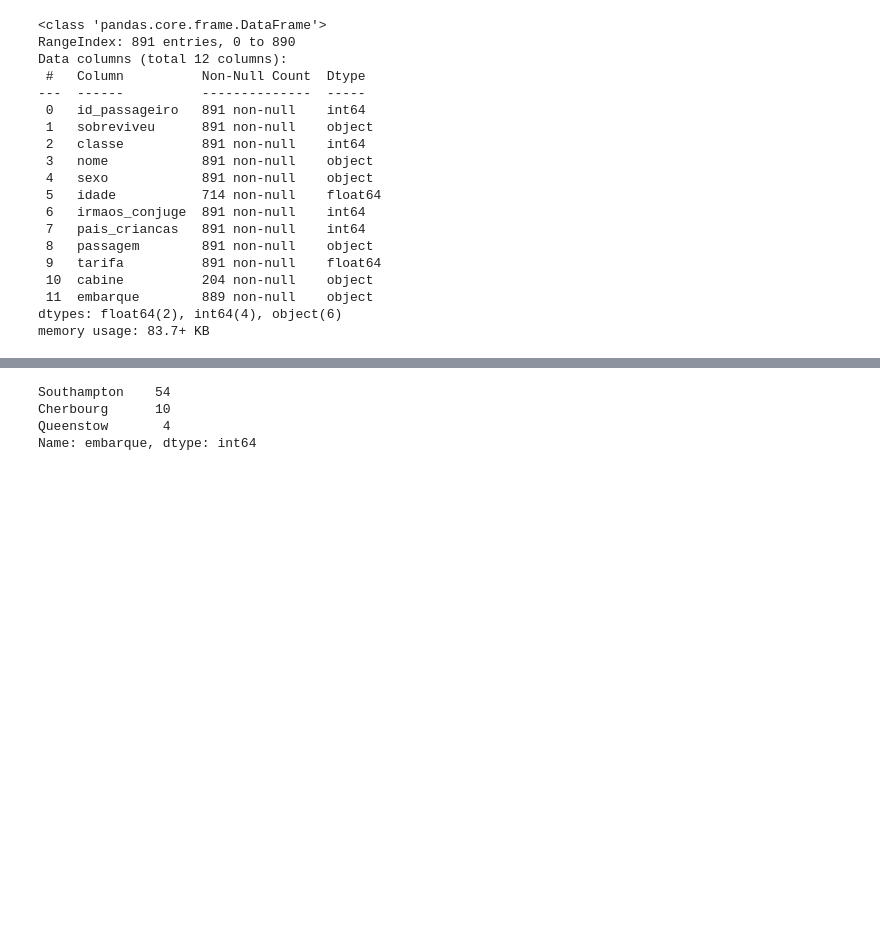
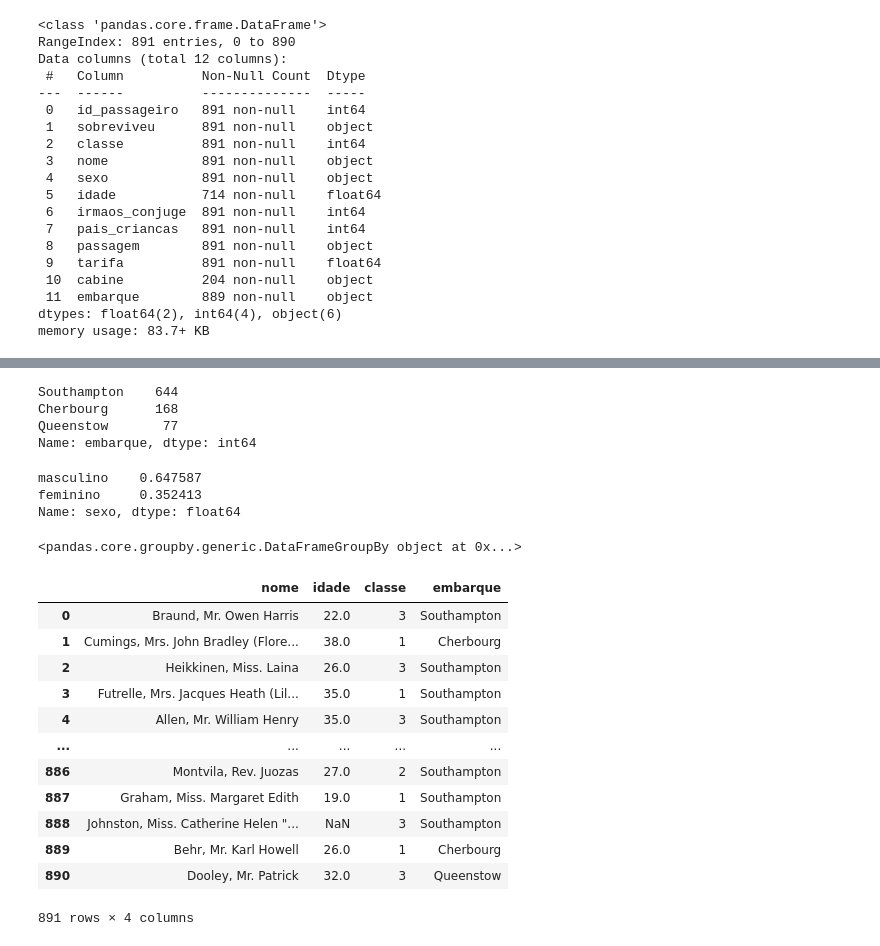
Before and after one commit to BiaBiadeni/intro_python_verao_ime_2023, a Jupyter notebook: exercicios/exercicio02.ipynb, the cells around one changed output, grey strips where cells are left out. Saved outputs shown, nothing was run; the diff lists cells and outputs as text; code cells hidden in the pictures; blank space fills up the shorter version.

Commit message:
Respostas exercícios Titanic

```diff
--- a/exercicios/exercicio02.ipynb
+++ b/exercicios/exercicio02.ipynb
@@ -83,0 +64,11 @@ df.loc[(df['idade'])< 12],df['sobreviveu'].value_counts()
+# %%
+#2) Quantas criancas menores de 12 anos sobreviveram ao acidente?
+
+
+intervalo = [0, 12, 18, 40, 50]
+descricao = ['criancas','adolescente','adultos', 'idosos']
+
+df['idades'] = pd.cut(x = df.idade
+                                    ,bins = intervalo
+                                    ,labels = descricao
+                                   )
@@ -86,17 +91,53 @@ df.loc[(df['idade'])< 12],df['sobreviveu'].value_counts()
 # %%
-#Quantas pessoas embarcaram nos portos de Southampton OU Queenstow?
+#3)Quantas pessoas embarcaram nos portos de Southampton OU Queenstow?
 
 
 df.embarque.value_counts()
 # %% [output]
-Southampton    54
-Cherbourg      10
-Queenstow       4
+Southampton    644
+Cherbourg      168
+Queenstow       77
 Name: embarque, dtype: int64
 # %%
-#Crie um objeto chamado **passageiras** que seleciona somente as passageiras.
+#4)Crie um objeto chamado **passageiras** que seleciona somente as passageiras.
 
 passageiras= df['sexo'].value_counts('feminino')
+
+passageiras
+# %% [output]
+masculino    0.647587
+feminino     0.352413
+Name: sexo, dtype: float64
 # %%
-#Crie um objeto chamado **criancas_cherbourg**
+#5) Crie um objeto chamado **criancas_cherbourg**
 # que seleciona as crianças com menos de 12 anos E que embarcaram na cidade de Cherbourg.
+
+criancas_cherbourg = df.groupby([df.embarque.value_counts('Cherbourg'),(df['idade'])< 12])
+criancas_cherbourg
+# %% [output]
+<pandas.core.groupby.generic.DataFrameGroupBy object at 0x...>
+# %%
+# 6) Crie um objeto chamado **titanic_menor** e selecione as colunas de *nome*, *idade*, *classe* e *embarque*
+
+titanic_menor = pd.DataFrame({'nome':df['nome'],
+'idade':df['idade'],
+'classe':df['classe'],
+'embarque':df['embarque']
+})
+
+
+titanic_menor
+# %% [output]
+|  | nome | idade | classe | embarque |
+| 0 | Braund, Mr. Owen Harris | 22.0 | 3 | Southampton |
+| 1 | Cumings, Mrs. John Bradley (Flore... | 38.0 | 1 | Cherbourg |
+| 2 | Heikkinen, Miss. Laina | 26.0 | 3 | Southampton |
+| 3 | Futrelle, Mrs. Jacques Heath (Lil... | 35.0 | 1 | Southampton |
+| 4 | Allen, Mr. William Henry | 35.0 | 3 | Southampton |
+| ... | ... | ... | ... | ... |
+| 886 | Montvila, Rev. Juozas | 27.0 | 2 | Southampton |
+| 887 | Graham, Miss. Margaret Edith | 19.0 | 1 | Southampton |
+| 888 | Johnston, Miss. Catherine Helen "... | NaN | 3 | Southampton |
+| 889 | Behr, Mr. Karl Howell | 26.0 | 1 | Cherbourg |
+| 890 | Dooley, Mr. Patrick | 32.0 | 3 | Queenstow |
+891 rows × 4 columns
```
Also changed, not shown: parts of 14 cells of this notebook.
